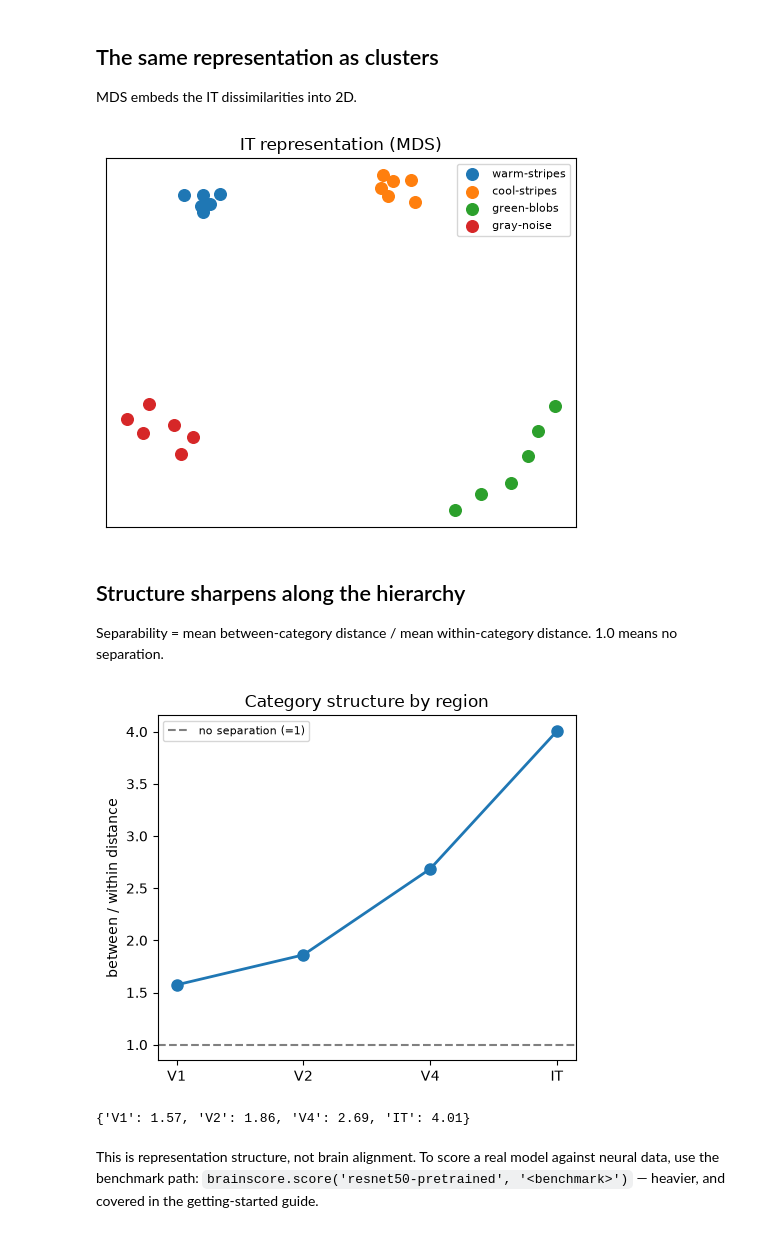
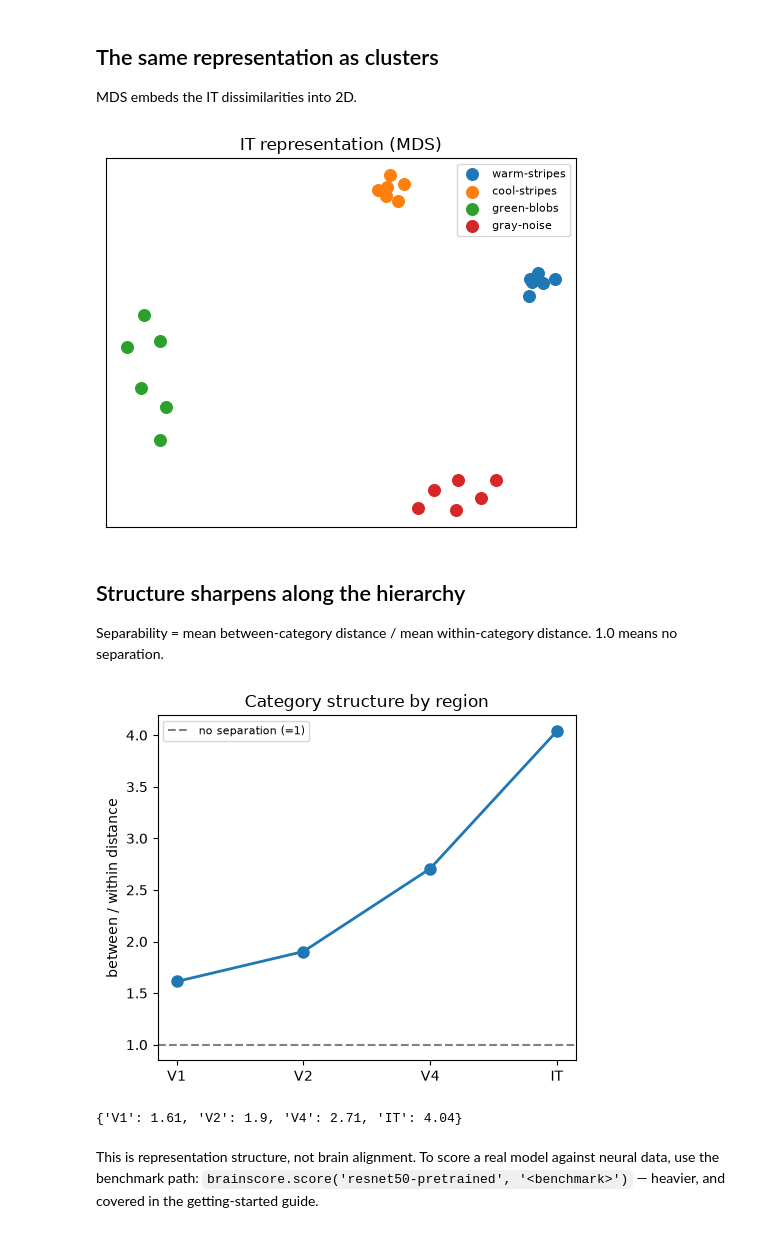
Before and after one commit to KartikP/brainscore-unified, a Jupyter notebook: notebooks/13_real_model_representations.ipynb, the cells around one changed output. Cells and saved outputs as stored; diff of their text form; code cells hidden in the pictures.

```diff
--- a/notebooks/13_real_model_representations.ipynb
+++ b/notebooks/13_real_model_representations.ipynb
@@ -20,10 +20,12 @@ import pandas as pd
 from PIL import Image
 from brainscore_core.supported_data_standards.brainio.stimuli import StimulusSet
 
+# Four deliberately-distinct synthetic categories used throughout the notebook.
 CATS = ['warm-stripes', 'cool-stripes', 'green-blobs', 'gray-noise']
 
 def make_image(cat, k):
-    r = np.random.RandomState(hash((cat, k)) % 2**31)
+    '''Render one 224x224 RGB image for category `cat`, variant `k` (seeded for reproducibility).'''
+    r = np.random.RandomState(CATS.index(cat) * 100 + k)
     x = np.zeros((224, 224, 3), np.float32)
     yy, xx = np.mgrid[0:224, 0:224]
     if cat == 'warm-stripes':
@@ -43,6 +45,7 @@ def make_image(cat, k):
     x += r.randn(224, 224, 3) * 6
     return np.clip(x, 0, 255).astype(np.uint8)
 
+# Render 6 images per category to disk, collecting paths and integer category labels.
 d = tempfile.mkdtemp()
 rows, labels = [], []
 for ci, cat in enumerate(CATS):
@@ -53,6 +56,7 @@ for ci, cat in enumerate(CATS):
         labels.append(ci)
 labels = np.array(labels)
 
+# Assemble a Brain-Score StimulusSet with an identifier and a stimulus_id -> path map.
 stimuli = StimulusSet(pd.DataFrame(rows))
 stimuli.identifier = 'showcase-stimuli'
 stimuli.stimulus_paths = {r['stimulus_id']: r['image_file_name'] for r in rows}
@@ -133,10 +141,12 @@ Crisp diagonal blocks mean IT cleanly separates the categories.
 import matplotlib.pyplot as plt
 
 def rdm(F):
+    '''Representational dissimilarity matrix: 1 - cosine similarity between each pair of stimulus feature vectors.'''
     F = F - F.mean(1, keepdims=True)
     F = F / (np.linalg.norm(F, axis=1, keepdims=True) + 1e-8)
     return 1 - (F @ F.T)
 
+# Order stimuli by category so same-category blocks sit together on the diagonal.
 order = np.argsort(labels, kind='stable')
 D_it = rdm(features['IT'])[np.ix_(order, order)]
 
@@ -156,6 +166,7 @@ MDS embeds the IT dissimilarities into 2D.
 # %%
 from sklearn.manifold import MDS
 
+# Project the IT RDM to 2-D so category clusters show up as spatial groups.
 emb = MDS(n_components=2, dissimilarity='precomputed', random_state=0,
           normalized_stress='auto').fit_transform(rdm(features['IT']))
 fig, ax = plt.subplots(figsize=(5, 4.2))
@@ -165,7 +176,7 @@ for ci, cat in enumerate(CATS):
 ax.set_title('IT representation (MDS)'); ax.legend(fontsize=8)
 ax.set_xticks([]); ax.set_yticks([]); fig.tight_layout(); plt.show()
 # %% [output]
-[figure, old version]
+[figure, new version]
 # %% [markdown]
 ## Structure sharpens along the hierarchy
 
@@ -173,24 +184,26 @@ Separability = mean between-category distance / mean within-category distance.
 1.0 means no separation.
 # %%
 def separability(F, lab):
+    '''Ratio of mean between-category to within-category distance; >1 means categories pull apart.'''
     D = rdm(F); within, between = [], []
     for i in range(len(lab)):
         for j in range(i + 1, len(lab)):
             (within if lab[i] == lab[j] else between).append(D[i, j])
     return np.mean(between) / np.mean(within)
 
+# Separability per region reveals category structure sharpening V1 -> IT.
 sep = [separability(features[r], labels) for r in REGIONS]
 fig, ax = plt.subplots(figsize=(5, 4.2))
 ax.plot(range(len(REGIONS)), sep, 'o-', lw=2, ms=8)
 ax.axhline(1, ls='--', c='gray', label='no separation (=1)')
 ax.set_xticks(range(len(REGIONS))); ax.set_xticklabels(REGIONS)
 ax.set_ylabel('between / within distance')
 ax.set_title('Category structure by region'); ax.legend(fontsize=8)
 fig.tight_layout(); plt.show()
 print({r: round(s, 2) for r, s in zip(REGIONS, sep)})
 # %% [output]
-[figure, old version]
+[figure, new version]
-{'V1': 1.57, 'V2': 1.86, 'V4': 2.69, 'IT': 4.01}
+{'V1': 1.61, 'V2': 1.9, 'V4': 2.71, 'IT': 4.04}
 # %% [markdown]
 This is representation structure, not brain alignment. To score a real model
 against neural data, use the benchmark path:
```
Also changed, not shown: parts of 3 cells of this notebook, 10 other files.
